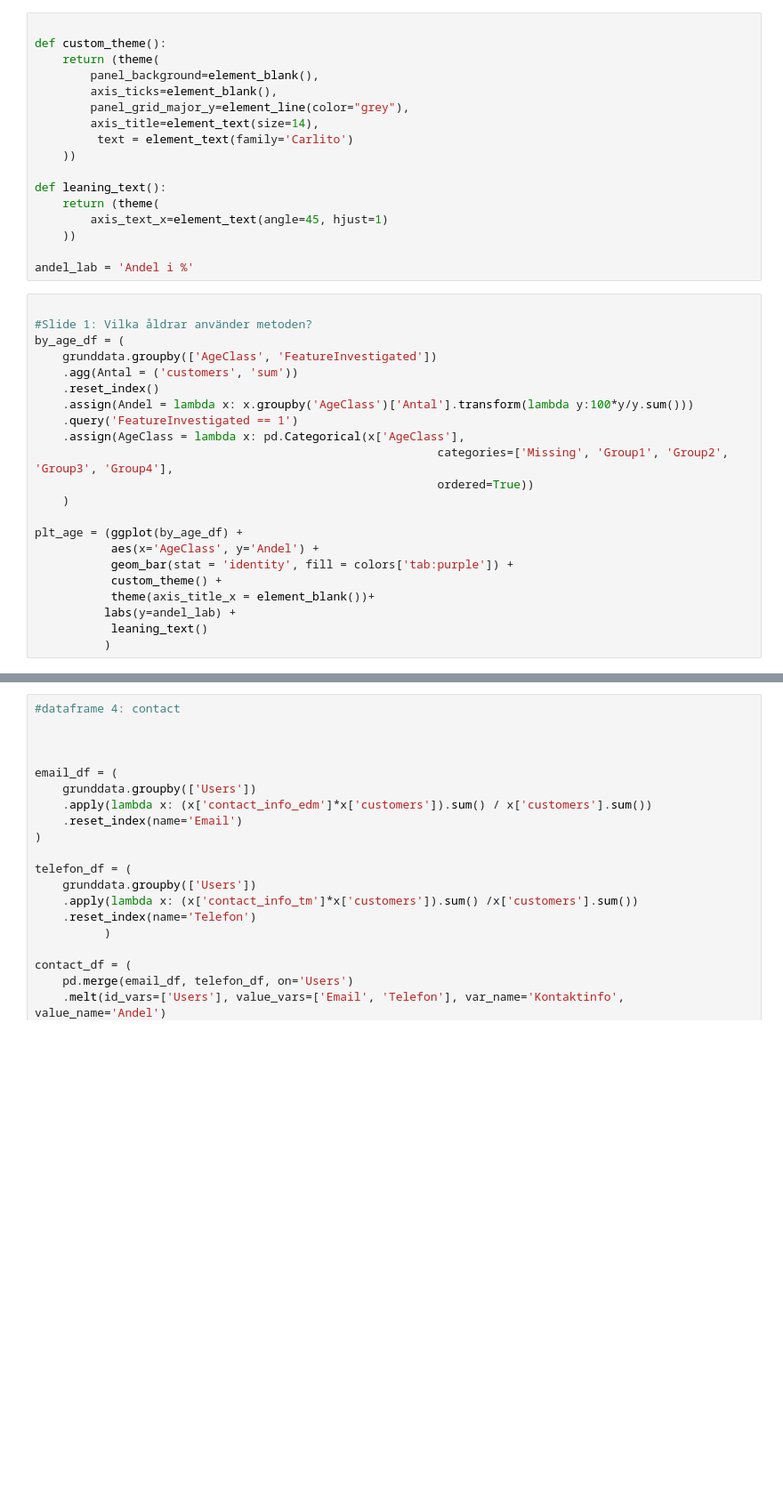
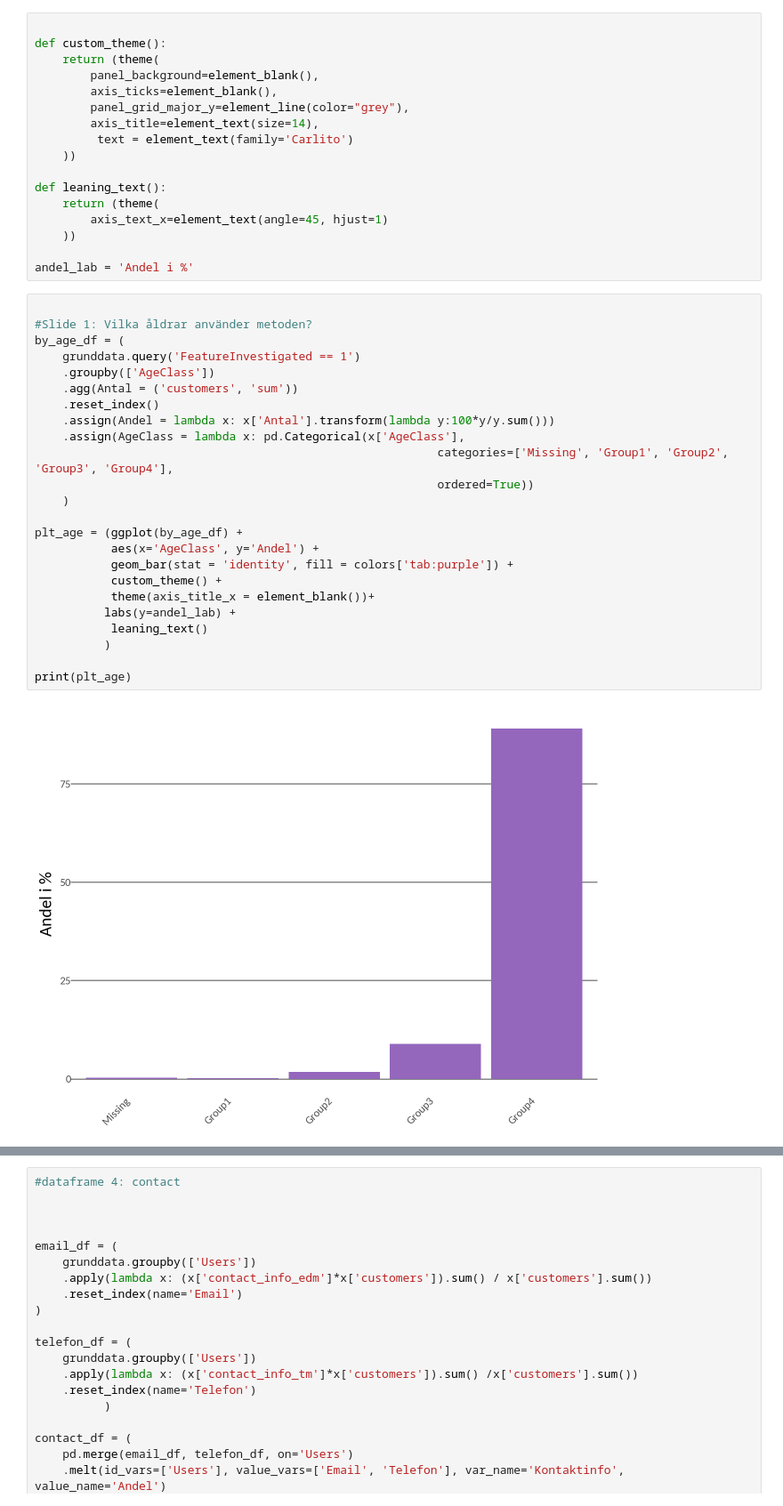
Before and after one commit to samfromsatc/payment_method_case_if, a Jupyter notebook: case_paymentmethod.ipynb, the cells around one changed output, grey strips where cells are left out. Shown: that part at 89% size. Saved outputs shown, nothing was run; the diff lists cells and outputs as text; blank space fills up the shorter version.

```diff
--- a/case_paymentmethod.ipynb
+++ b/case_paymentmethod.ipynb
@@ -53,25 +54,29 @@ andel_lab = 'Andel i %'
 # %%
 
 #Slide 1: Vilka åldrar använder metoden?
 by_age_df = (
-    grunddata.groupby(['AgeClass', 'FeatureInvestigated'])
+    grunddata.query('FeatureInvestigated == 1')
+    .groupby(['AgeClass'])
     .agg(Antal = ('customers', 'sum'))
     .reset_index()
-    .assign(Andel = lambda x: x.groupby('AgeClass')['Antal'].transform(lambda y:100*y/y.sum()))
-    .query('FeatureInvestigated == 1')
+    .assign(Andel = lambda x: x['Antal'].transform(lambda y:100*y/y.sum()))
     .assign(AgeClass = lambda x: pd.Categorical(x['AgeClass'],
                                                           categories=['Missing', 'Group1', 'Group2', 'Group3', 'Group4'],
                                                           ordered=True))
     )
 
 plt_age = (ggplot(by_age_df) +
            aes(x='AgeClass', y='Andel') +
            geom_bar(stat = 'identity', fill = colors['tab:purple']) +
            custom_theme() +
            theme(axis_title_x = element_blank())+
           labs(y=andel_lab) +
            leaning_text()
           )
+
+print(plt_age)
+# %% [output]
+[figure, added]
 # %%
 
 
```
Also changed, not shown: parts of 7 cells of this notebook, 8 other files.
